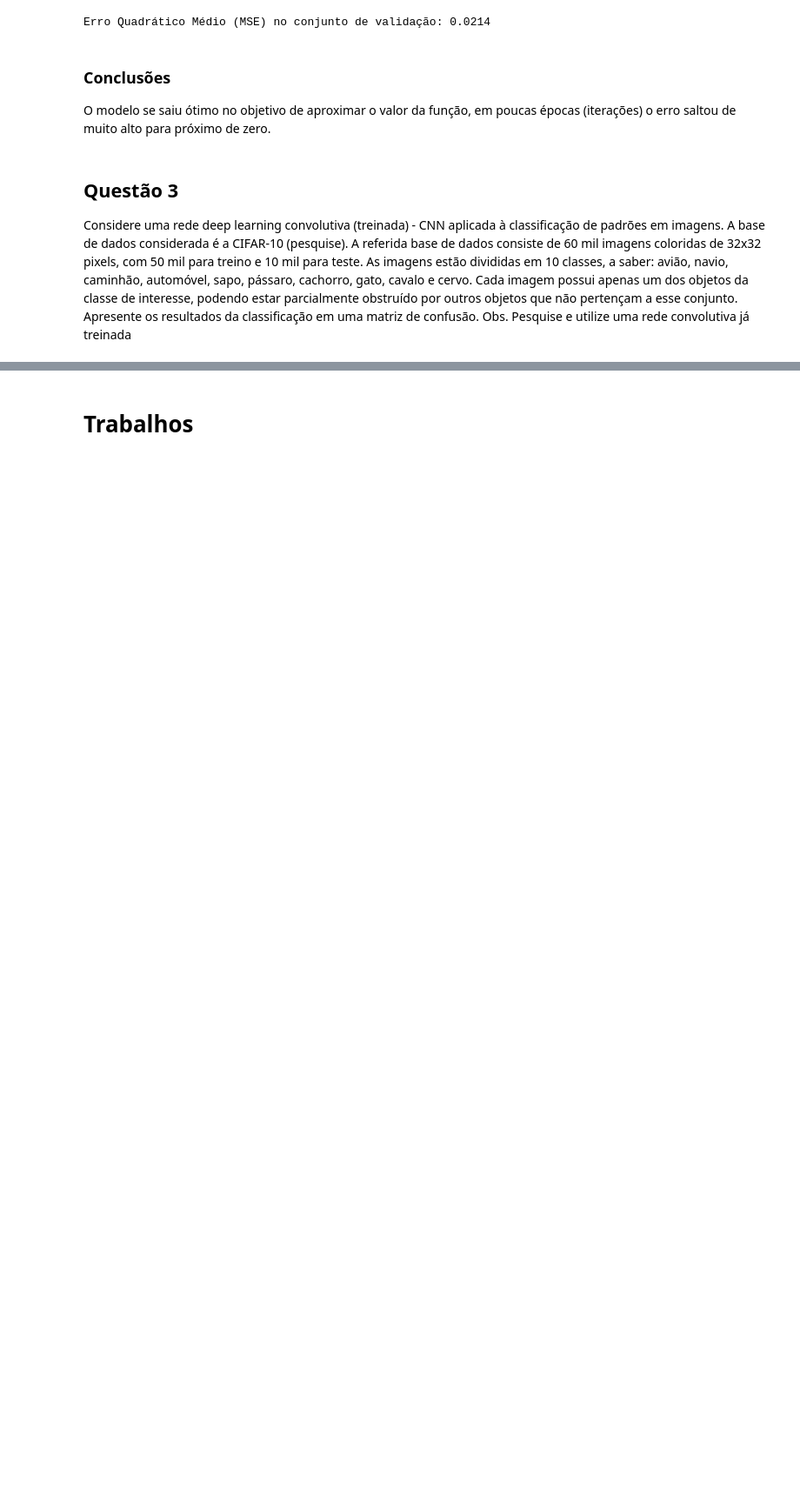
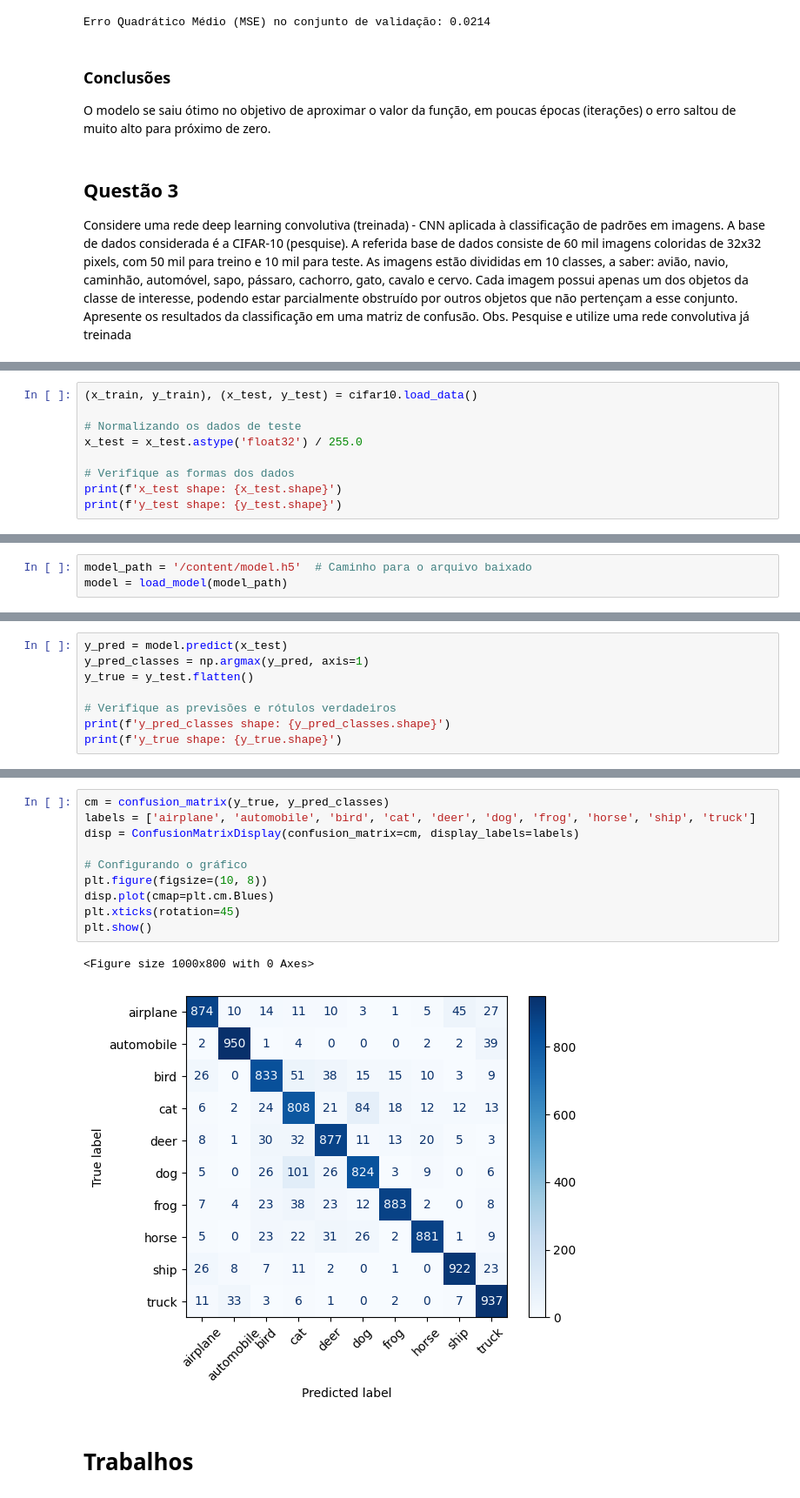
Before and after one commit to rikdantas/Aprendizagem-de-Maquinas, a Jupyter notebook: Lista_2/Lista2_ML.ipynb, the cells around one changed output, grey strips where cells are left out. Shown at 87% size. Drawn from its saved outputs; the diff is of its cells as text; blank space fills up the shorter version.

```diff
--- a/Lista_2/Lista2_ML.ipynb
+++ b/Lista_2/Lista2_ML.ipynb
@@ -364,0 +376,9 @@ Obs. Pesquise e utilize uma rede convolutiva já treinada
+# %%
+(x_train, y_train), (x_test, y_test) = cifar10.load_data()
+
+# Normalizando os dados de teste
+x_test = x_test.astype('float32') / 255.0
+
+# Verifique as formas dos dados
+print(f'x_test shape: {x_test.shape}')
+print(f'y_test shape: {y_test.shape}')
@@ -364,0 +394,3 @@ Obs. Pesquise e utilize uma rede convolutiva já treinada
+# %%
+model_path = '/content/model.h5'  # Caminho para o arquivo baixado
+model = load_model(model_path)
@@ -364,0 +401,8 @@ Obs. Pesquise e utilize uma rede convolutiva já treinada
+# %%
+y_pred = model.predict(x_test)
+y_pred_classes = np.argmax(y_pred, axis=1)
+y_true = y_test.flatten()
+
+# Verifique as previsões e rótulos verdadeiros
+print(f'y_pred_classes shape: {y_pred_classes.shape}')
+print(f'y_true shape: {y_true.shape}')
@@ -365,2 +423,15 @@ Obs. Pesquise e utilize uma rede convolutiva já treinada
+# %%
+cm = confusion_matrix(y_true, y_pred_classes)
+labels = ['airplane', 'automobile', 'bird', 'cat', 'deer', 'dog', 'frog', 'horse', 'ship', 'truck']
+disp = ConfusionMatrixDisplay(confusion_matrix=cm, display_labels=labels)
+
+# Configurando o gráfico
+plt.figure(figsize=(10, 8))
+disp.plot(cmap=plt.cm.Blues)
+plt.xticks(rotation=45)
+plt.show()
+# %% [output]
+<Figure size 1000x800 with 0 Axes>
+[figure, added]
 # %% [markdown]
 # Trabalhos
```
Also changed, not shown: parts of 10 cells of this notebook.
